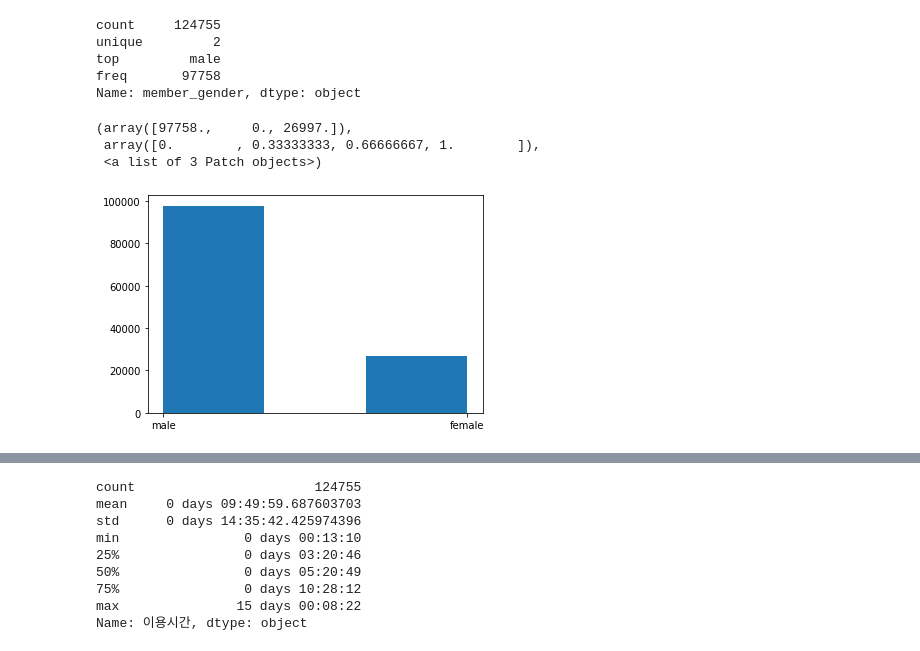
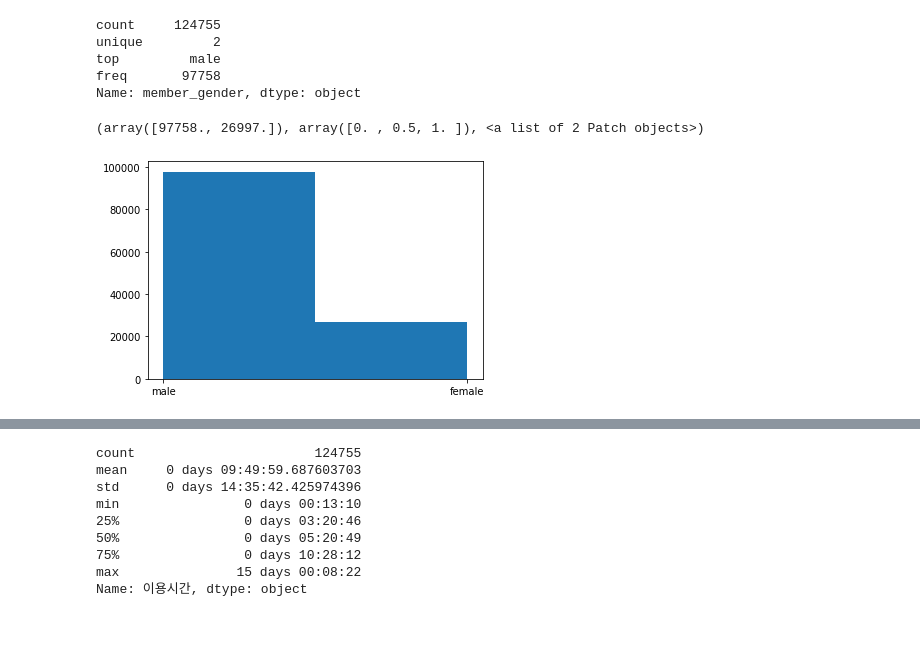
Before and after one commit to easttuna/Sodascar_User-clustering-and-classification-model-based-on-usage-history, a Jupyter notebook: EDA.ipynb, the cells around one changed output, grey strips where cells are left out. Drawn from its saved outputs; the diff is of its cells as text; code cells hidden in the pictures.

```diff
--- a/EDA.ipynb
+++ b/EDA.ipynb
@@ -43,8 +43,7 @@ memory usage: 121.1+ MB
 # 결측치 제거
 data = data.dropna()
 # %%
-## 어떤 컬럼을 이용하는 게 좋을까요?
-data = data.drop(['reservation_id', 'zone_address', 'member_id_encrypted'], 1)
+data = data.drop(['reservation_id', 'zone_address', 'car_id', 'zone_name', 'zone_lat', 'zone_lng', 'reservation_created_lat', 'reservation_created_lng'], 1)
 data = data.sample(frac=1, random_state=0).reset_index(drop=True)
 data.head()
 # %% [output]
@@ -92,9 +91,7 @@ top         male
 freq       97758
 Name: member_gender, dtype: object
 # %%
-plt.hist(data['member_gender'], bins=3)
+plt.hist(data['member_gender'], bins=2)
 # %% [output]
-(array([97758.,     0., 26997.]),
- array([0.        , 0.33333333, 0.66666667, 1.        ]),
- <a list of 3 Patch objects>)
+(array([97758., 26997.]), array([0. , 0.5, 1. ]), <a list of 2 Patch objects>)
-[figure, old version]
+[figure, new version]
```
Also changed, not shown: parts of 7 cells of this notebook.
